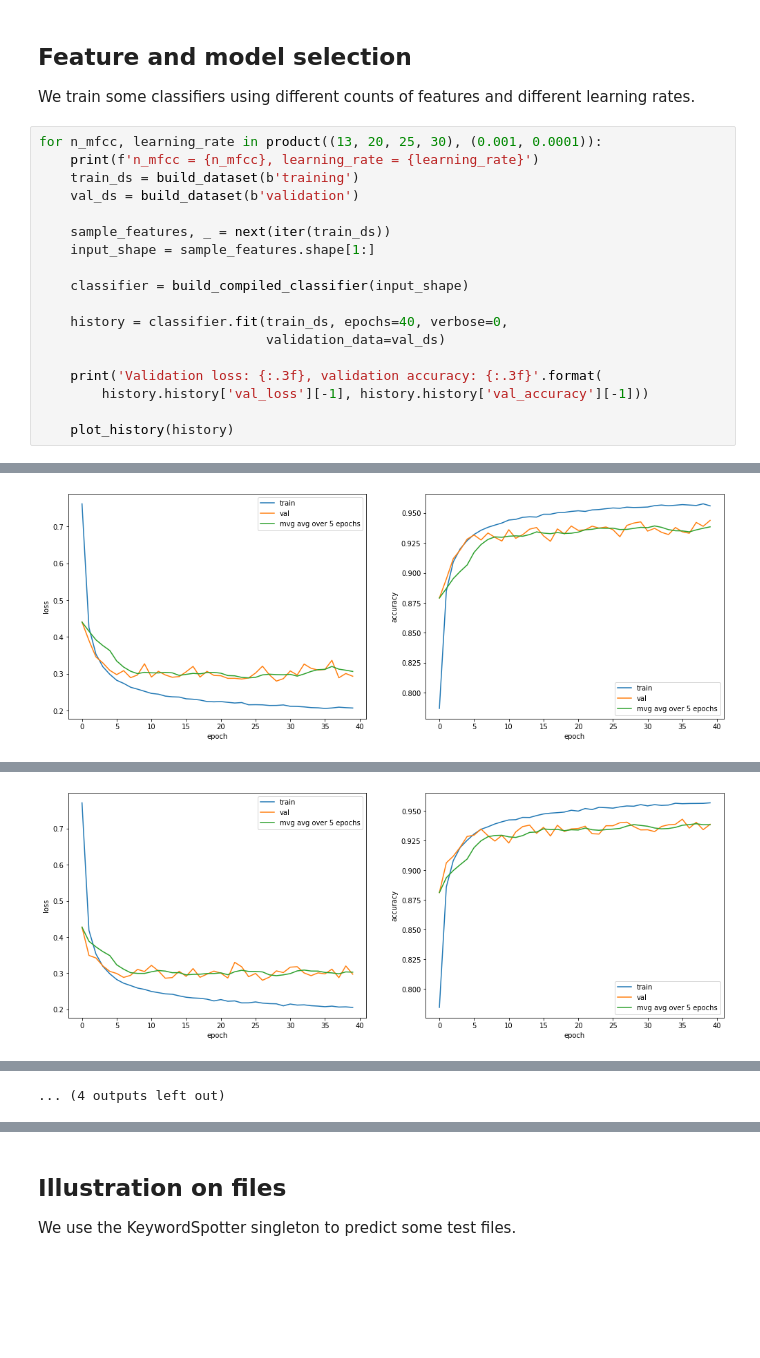
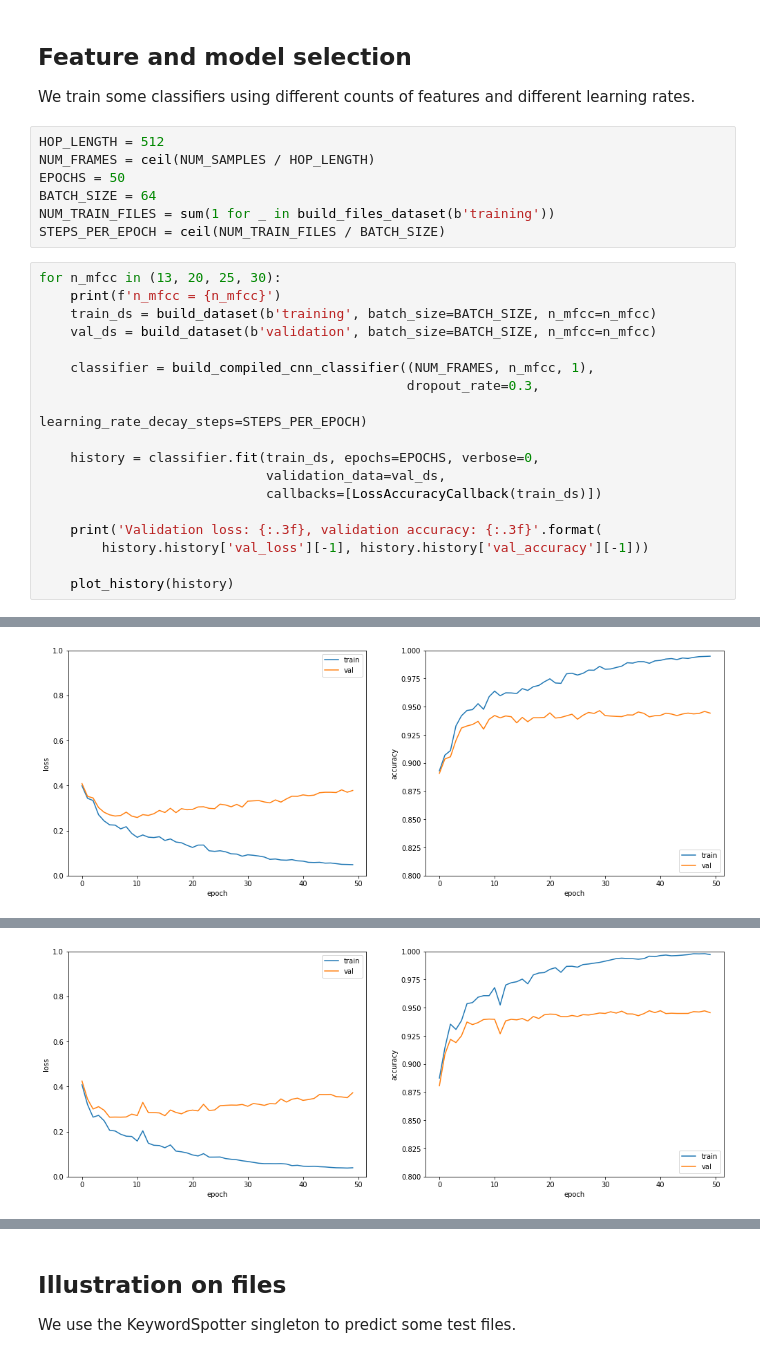
Before and after one commit to SebastianThomas1/keyword_spotter, a Jupyter notebook: predictive_analysis.ipynb, the cells around one changed output, grey strips where cells are left out. Cells and saved outputs as stored; diff of their text form; blank space fills up the shorter version.

```diff
--- a/predictive_analysis.ipynb
+++ b/predictive_analysis.ipynb
@@ -275,19 +357,26 @@ def plot_history(history: History) -> NoReturn:
 ## Feature and model selection
 
 We train some classifiers using different counts of features and different learning rates.
+# %%
+HOP_LENGTH = 512
+NUM_FRAMES = ceil(NUM_SAMPLES / HOP_LENGTH)
+EPOCHS = 50
+BATCH_SIZE = 64
+NUM_TRAIN_FILES = sum(1 for _ in build_files_dataset(b'training'))
+STEPS_PER_EPOCH = ceil(NUM_TRAIN_FILES / BATCH_SIZE)
 # %%
-for n_mfcc, learning_rate in product((13, 20, 25, 30), (0.001, 0.0001)):
-    print(f'n_mfcc = {n_mfcc}, learning_rate = {learning_rate}')
-    train_ds = build_dataset(b'training')
-    val_ds = build_dataset(b'validation')
+for n_mfcc in (13, 20, 25, 30):
+    print(f'n_mfcc = {n_mfcc}')
+    train_ds = build_dataset(b'training', batch_size=BATCH_SIZE, n_mfcc=n_mfcc)
+    val_ds = build_dataset(b'validation', batch_size=BATCH_SIZE, n_mfcc=n_mfcc)
 
-    sample_features, _ = next(iter(train_ds))
-    input_shape = sample_features.shape[1:]
+    classifier = build_compiled_cnn_classifier((NUM_FRAMES, n_mfcc, 1),
+                                               dropout_rate=0.3,
+                                               learning_rate_decay_steps=STEPS_PER_EPOCH)
 
-    classifier = build_compiled_classifier(input_shape)
-
-    history = classifier.fit(train_ds, epochs=40, verbose=0,
-                             validation_data=val_ds)
+    history = classifier.fit(train_ds, epochs=EPOCHS, verbose=0,
+                             validation_data=val_ds,
+                             callbacks=[LossAccuracyCallback(train_ds)])
 
     print('Validation loss: {:.3f}, validation accuracy: {:.3f}'.format(
         history.history['val_loss'][-1], history.history['val_accuracy'][-1]))
@@ -299 +388 @@ Validation loss: 0.294, validation accuracy: 0.944
-[figure, old version]
+[figure, new version]
@@ -302 +391 @@ Validation loss: 0.297, validation accuracy: 0.939
-[figure, old version]
+[figure, new version]
@@ -315 +397,0 @@ Validation loss: 0.295, validation accuracy: 0.942
-... (4 outputs left out)
```
Also changed, not shown: parts of 11 cells of this notebook, 1 other file.
